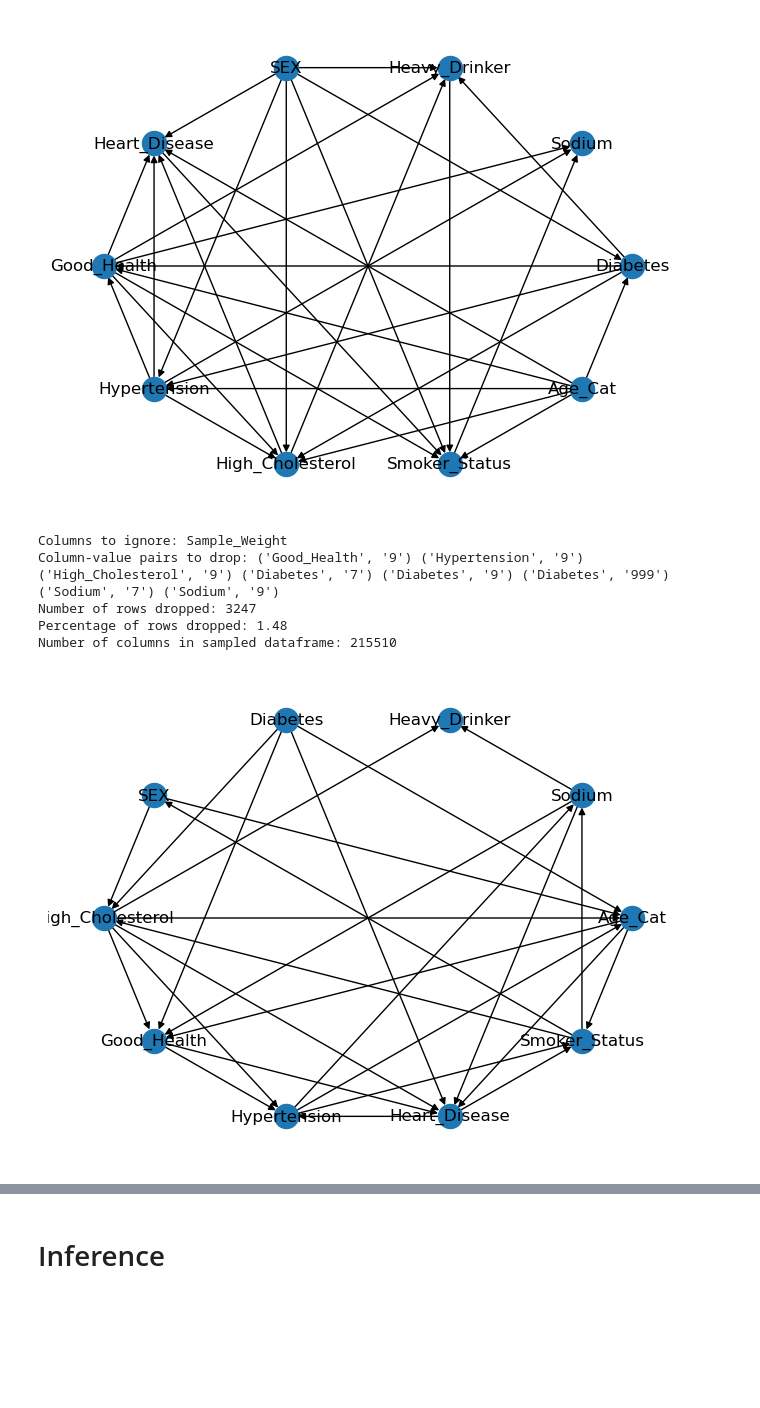
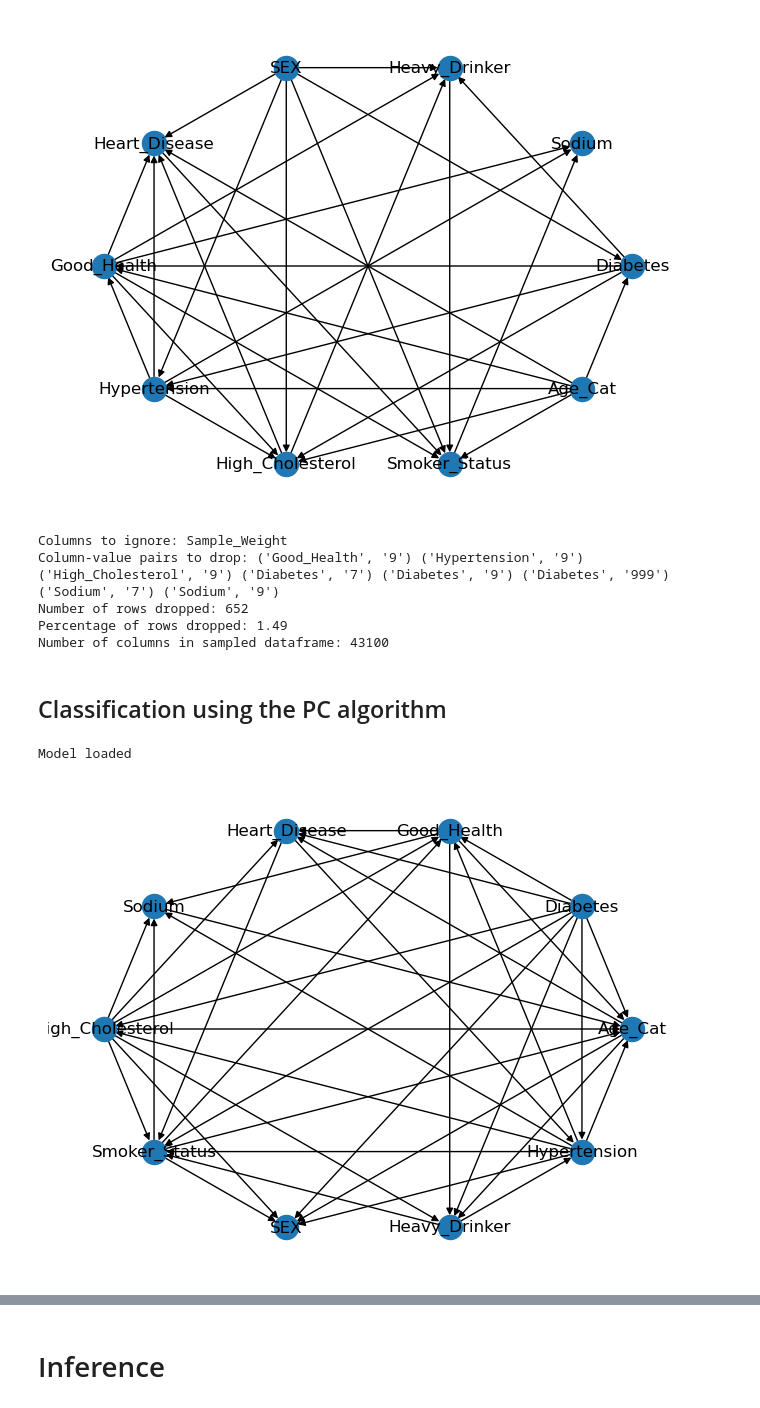
Before and after one commit to Hiram32/Springboard, a Jupyter notebook: Capstone_Project_3/Capstone_Project_3.ipynb, the cells around one changed output, grey strips where cells are left out. Cells and saved outputs as stored; diff of their text form; code cells hidden in the pictures; blank space fills up the shorter version.

```diff
--- a/Capstone_Project_3/Capstone_Project_3.ipynb
+++ b/Capstone_Project_3/Capstone_Project_3.ipynb
@@ -384,13 +478,3 @@ black_list
  ('Heavy_Drinker', 'Age_Cat'),
  ('SEX', 'Age_Cat'),
  ('Heart_Disease', 'Age_Cat')]
-# %%
-path = './cpdag.pkl'
-if os.path.exists(path):
-    with open(path, 'rb') as f:
-        cpdag = pickle.load(f)
-        print('Loaded cpdag')
-else:
-    pc_algo = PC(pd.concat([X_train, y_train], axis=1))
-    cpdag = pc_algo.estimate(return_type='cpdag')
-    print('cpdag built')
@@ -465,7 +545,7 @@ nx.draw_shell(bm, with_labels=True)
 # %% [output]
 [figure]
 # %%
-_, X_sample, _, y_sample = train_test_split(X, y, test_size=0.5, stratify=y)
+_, X_sample, _, y_sample = train_test_split(X, y, test_size=0.1, stratify=y)
 X_sample = X_sample.reset_index(drop=True)
 y_sample = y_sample.reset_index(drop=True)
 temp_df = drop_low_counts(pd.concat([X_sample, y_sample], axis=1), 0.01, ignored_columns='Sample_Weight', verbose=True)
@@ -476,37 +556,47 @@ print('Number of columns in sampled dataframe:', X_sample.shape[0])
 # %% [output]
 Columns to ignore: Sample_Weight
 Column-value pairs to drop: ('Good_Health', '9') ('Hypertension', '9') ('High_Cholesterol', '9') ('Diabetes', '7') ('Diabetes', '9') ('Diabetes', '999') ('Sodium', '7') ('Sodium', '9')
-Number of rows dropped: 3247
-Percentage of rows dropped: 1.48
-Number of columns in sampled dataframe: 215510
+Number of rows dropped: 652
+Percentage of rows dropped: 1.49
+Number of columns in sampled dataframe: 43100
+# %% [markdown]
+## Classification using the PC algorithm
 # %%
-import networkx as nx
-import matplotlib.pyplot as plt
-import warnings
+path = './cpdag.pkl'
+if os.path.exists(path):
+    with open(path, 'rb') as f:
+        cpdag = pickle.load(f)
+        print('Model loaded')
+else:
+    import networkx as nx
+    import matplotlib.pyplot as plt
+    import warnings
 
-warnings.filterwarnings('ignore', category=FutureWarning)
+    warnings.filterwarnings('ignore', category=FutureWarning)
 
-test_pc = PC(pd.concat([X_sample, y_sample], axis=1))
-pdag = test_pc.estimate(variant='orig', max_cond_vars=10, return_type='pdag')
+    test_pc = PC(pd.concat([X_sample, y_sample], axis=1))
+    cpdag = test_pc.estimate(variant='orig', max_cond_vars=10, return_type='cpdag')
+    print('Model trained')
 
-'''
-try:
-    cycle = None
-    cycle = nx.find_cycle(dag)
-except nx.exception.NetworkXNoCycle:
-    print('No cycle found')
-else:
-    print('Cycle found')
-    print(cycle)help(
-'''
+    '''
+    try:
+        cycle = None
+        cycle = nx.find_cycle(dag)
+    except nx.exception.NetworkXNoCycle:
+        print('No cycle found')
+    else:
+        print('Cycle found')
+        print(cycle)help(
+    '''
 
-nx.draw_shell(pdag, with_labels=True)
+    with open('./pdag.pkl', 'wb') as f:
+        pickle.dump(cpdag, f)
+
+nx.draw_shell(cpdag, with_labels=True)
 plt.show()
 
-with open('./pdag.pkl', 'wb') as f:
-    pickle.dump(pdag, f)
-
 #bn = BayesianNetwork(dag)
 # %% [output]
+Model loaded
-[figure, old version]
+[figure, new version]
 # %%
```
Also changed, not shown: parts of 39 cells of this notebook.
